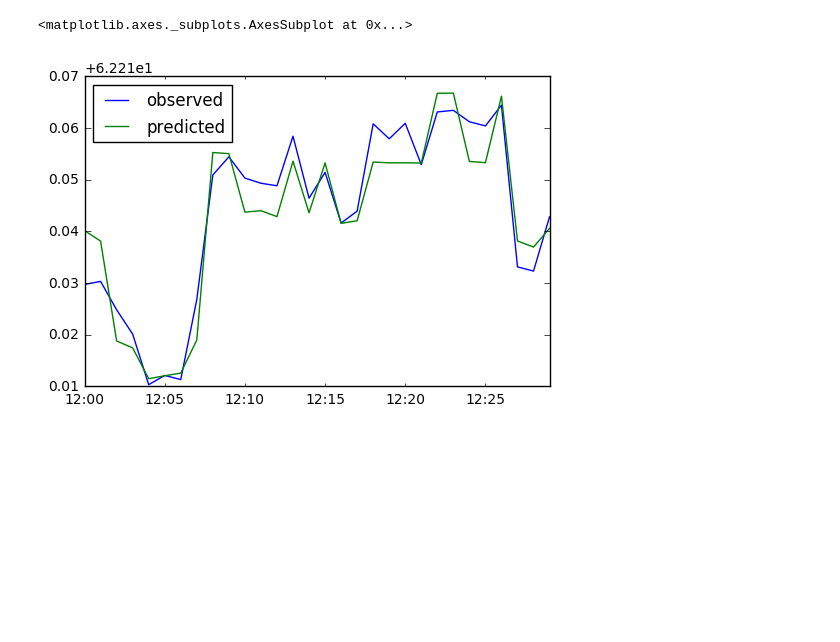
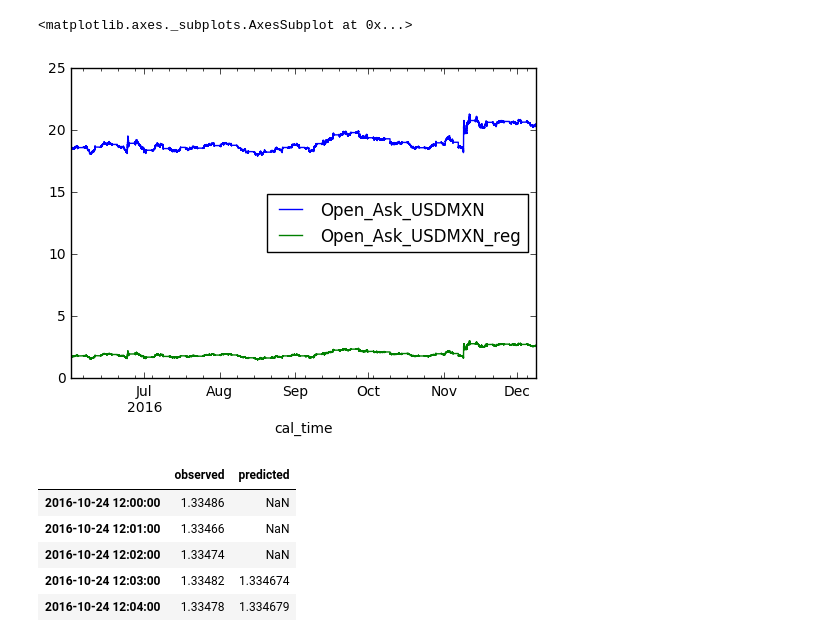
Before and after one commit to clementlefevre/Wolf-of-Mauer-Park, a Jupyter notebook: overview.ipynb, the cells around one changed output. Cells and saved outputs as stored; diff of their text form; code cells hidden in the pictures; blank space fills up the shorter version.

Commit message:
check prediction

```diff
--- a/overview.ipynb
+++ b/overview.ipynb
@@ -19 +17,10 @@ import datetime
+# %%
+df_t = pd.read_csv('data/merged_no_spread_light.csv',sep=';', parse_dates=['cal_time'])
+# %%
+df_t = df_t.set_index('cal_time')
+# %%
+df_t[['Open_Ask_USDMXN', 'Open_Ask_USDMXN_reg']].plot()
+# %% [output]
+<matplotlib.axes._subplots.AxesSubplot at 0x...>
+[figure, added]
 # %%
@@ -24,5 +28,11 @@ df_t = simulator.predictions
 # %%
-df_t[df_t.index<'2016-10-24 12:30'].plot()
+df_t = simulator.predictions
+#df_t=df_t[(df_t.index>'2016-10-24 12:30') & (df_t.index<'2016-10-24 14:00')]
+df_t.head()
 # %% [output]
-<matplotlib.axes._subplots.AxesSubplot at 0x...>
-[figure, removed]
+|  | observed | predicted |
+| 2016-10-24 12:00:00 | 1.33486 | NaN |
+| 2016-10-24 12:01:00 | 1.33466 | NaN |
+| 2016-10-24 12:02:00 | 1.33474 | NaN |
+| 2016-10-24 12:03:00 | 1.33482 | 1.334674 |
+| 2016-10-24 12:04:00 | 1.33478 | 1.334679 |
```
Also changed, not shown: parts of 11 cells of this notebook, 13 other files.
